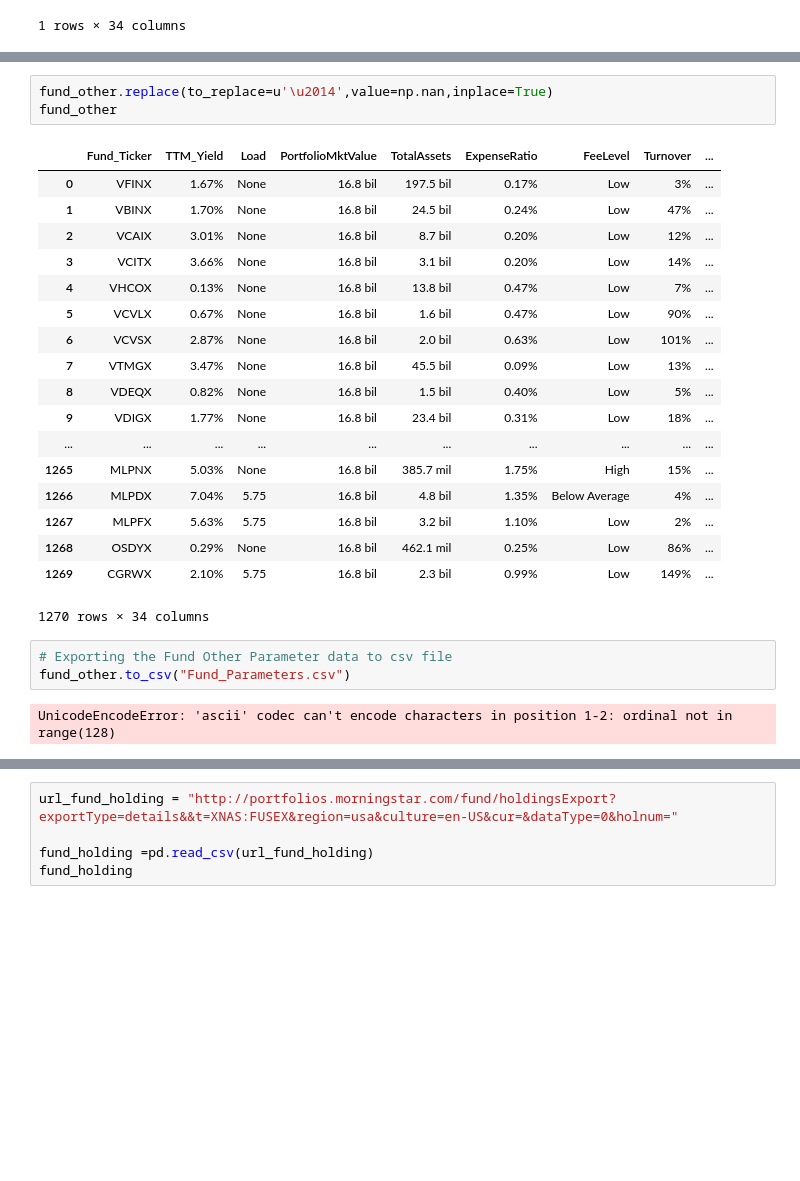
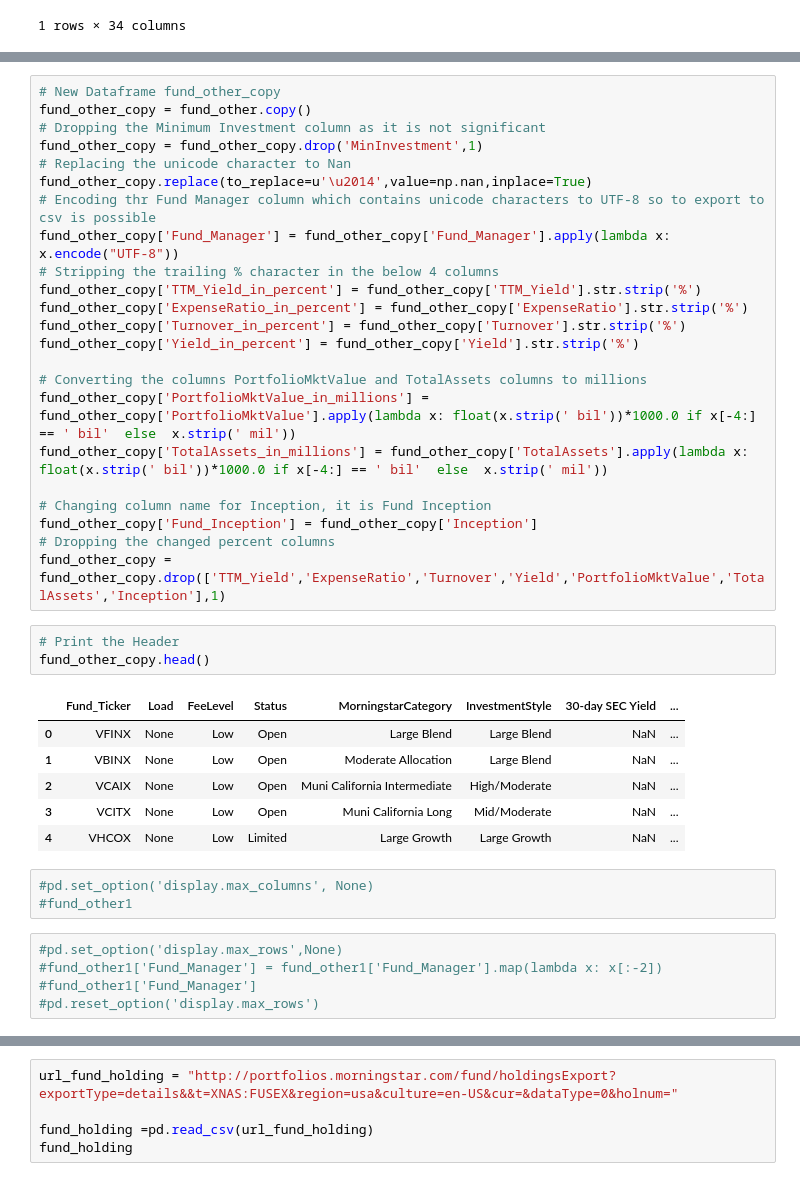
Before and after one commit to rupeshmore85/cs109_Fund_Analytics, a Jupyter notebook: Python_Code/Final_Project_Code.ipynb, the cells around one changed output, grey strips where cells are left out. Drawn from its saved outputs; the diff is of its cells as text; blank space fills up the shorter version.

Commit message:
Extracted the other important fund parameters and exported the Fund_parameters.csv file

```diff
--- a/Python_Code/Final_Project_Code.ipynb
+++ b/Python_Code/Final_Project_Code.ipynb
@@ -857,27 +832,41 @@ fund_other1
-# %%
-fund_other.replace(to_replace=u'\u2014',value=np.nan,inplace=True)
-fund_other
-# %% [output]
-|  | Fund_Ticker | TTM_Yield | Load | PortfolioMktValue | TotalAssets | ExpenseRatio | FeeLevel | Turnover | ... |
-| 0 | VFINX | 1.67% | None | 16.8 bil | 197.5 bil | 0.17% | Low | 3% | ... |
-| 1 | VBINX | 1.70% | None | 16.8 bil | 24.5 bil | 0.24% | Low | 47% | ... |
-| 2 | VCAIX | 3.01% | None | 16.8 bil | 8.7 bil | 0.20% | Low | 12% | ... |
-| 3 | VCITX | 3.66% | None | 16.8 bil | 3.1 bil | 0.20% | Low | 14% | ... |
-| 4 | VHCOX | 0.13% | None | 16.8 bil | 13.8 bil | 0.47% | Low | 7% | ... |
-| 5 | VCVLX | 0.67% | None | 16.8 bil | 1.6 bil | 0.47% | Low | 90% | ... |
-| 6 | VCVSX | 2.87% | None | 16.8 bil | 2.0 bil | 0.63% | Low | 101% | ... |
-| 7 | VTMGX | 3.47% | None | 16.8 bil | 45.5 bil | 0.09% | Low | 13% | ... |
-| 8 | VDEQX | 0.82% | None | 16.8 bil | 1.5 bil | 0.40% | Low | 5% | ... |
-| 9 | VDIGX | 1.77% | None | 16.8 bil | 23.4 bil | 0.31% | Low | 18% | ... |
-| ... | ... | ... | ... | ... | ... | ... | ... | ... | ... |
-| 1265 | MLPNX | 5.03% | None | 16.8 bil | 385.7 mil | 1.75% | High | 15% | ... |
-| 1266 | MLPDX | 7.04% | 5.75 | 16.8 bil | 4.8 bil | 1.35% | Below Average | 4% | ... |
-| 1267 | MLPFX | 5.63% | 5.75 | 16.8 bil | 3.2 bil | 1.10% | Low | 2% | ... |
-| 1268 | OSDYX | 0.29% | None | 16.8 bil | 462.1 mil | 0.25% | Low | 86% | ... |
-| 1269 | CGRWX | 2.10% | 5.75 | 16.8 bil | 2.3 bil | 0.99% | Low | 149% | ... |
-1270 rows × 34 columns
-# %%
-# Exporting the Fund Other Parameter data to csv file
-fund_other.to_csv("Fund_Parameters.csv")
-# %% [output]
-UnicodeEncodeError: 'ascii' codec can't encode characters in position 1-2: ordinal not in range(128)
+# %%
+# New Dataframe fund_other_copy
+fund_other_copy = fund_other.copy()
+# Dropping the Minimum Investment column as it is not significant
+fund_other_copy = fund_other_copy.drop('MinInvestment',1)
+# Replacing the unicode character to Nan
+fund_other_copy.replace(to_replace=u'\u2014',value=np.nan,inplace=True)
+# Encoding thr Fund Manager column which contains unicode characters to UTF-8 so to export to csv is possible
+fund_other_copy['Fund_Manager'] = fund_other_copy['Fund_Manager'].apply(lambda x: x.encode("UTF-8"))
+# Stripping the trailing % character in the below 4 columns
+fund_other_copy['TTM_Yield_in_percent'] = fund_other_copy['TTM_Yield'].str.strip('%')
+fund_other_copy['ExpenseRatio_in_percent'] = fund_other_copy['ExpenseRatio'].str.strip('%')
+fund_other_copy['Turnover_in_percent'] = fund_other_copy['Turnover'].str.strip('%')
+fund_other_copy['Yield_in_percent'] = fund_other_copy['Yield'].str.strip('%')
+
+# Converting the columns PortfolioMktValue and TotalAssets columns to millions
+fund_other_copy['PortfolioMktValue_in_millions'] = fund_other_copy['PortfolioMktValue'].apply(lambda x: float(x.strip(' bil'))*1000.0 if x[-4:] == ' bil'  else  x.strip(' mil'))
+fund_other_copy['TotalAssets_in_millions'] = fund_other_copy['TotalAssets'].apply(lambda x: float(x.strip(' bil'))*1000.0 if x[-4:] == ' bil'  else  x.strip(' mil'))
+
+# Changing column name for Inception, it is Fund Inception
+fund_other_copy['Fund_Inception'] = fund_other_copy['Inception']
+# Dropping the changed percent columns
+fund_other_copy = fund_other_copy.drop(['TTM_Yield','ExpenseRatio','Turnover','Yield','PortfolioMktValue','TotalAssets','Inception'],1)
+# %%
+# Print the Header
+fund_other_copy.head()
+# %% [output]
+|  | Fund_Ticker | Load | FeeLevel | Status | MorningstarCategory | InvestmentStyle | 30-day SEC Yield | ... |
+| 0 | VFINX | None | Low | Open | Large Blend | Large Blend | NaN | ... |
+| 1 | VBINX | None | Low | Open | Moderate Allocation | Large Blend | NaN | ... |
+| 2 | VCAIX | None | Low | Open | Muni California Intermediate | High/Moderate | NaN | ... |
+| 3 | VCITX | None | Low | Open | Muni California Long | Mid/Moderate | NaN | ... |
+| 4 | VHCOX | None | Low | Limited | Large Growth | Large Growth | NaN | ... |
+# %%
+#pd.set_option('display.max_columns', None)
+#fund_other1
+# %%
+#pd.set_option('display.max_rows',None)
+#fund_other1['Fund_Manager'] = fund_other1['Fund_Manager'].map(lambda x: x[:-2])
+#fund_other1['Fund_Manager']
+#pd.reset_option('display.max_rows')
```
Also changed, not shown: parts of 2 cells of this notebook.
